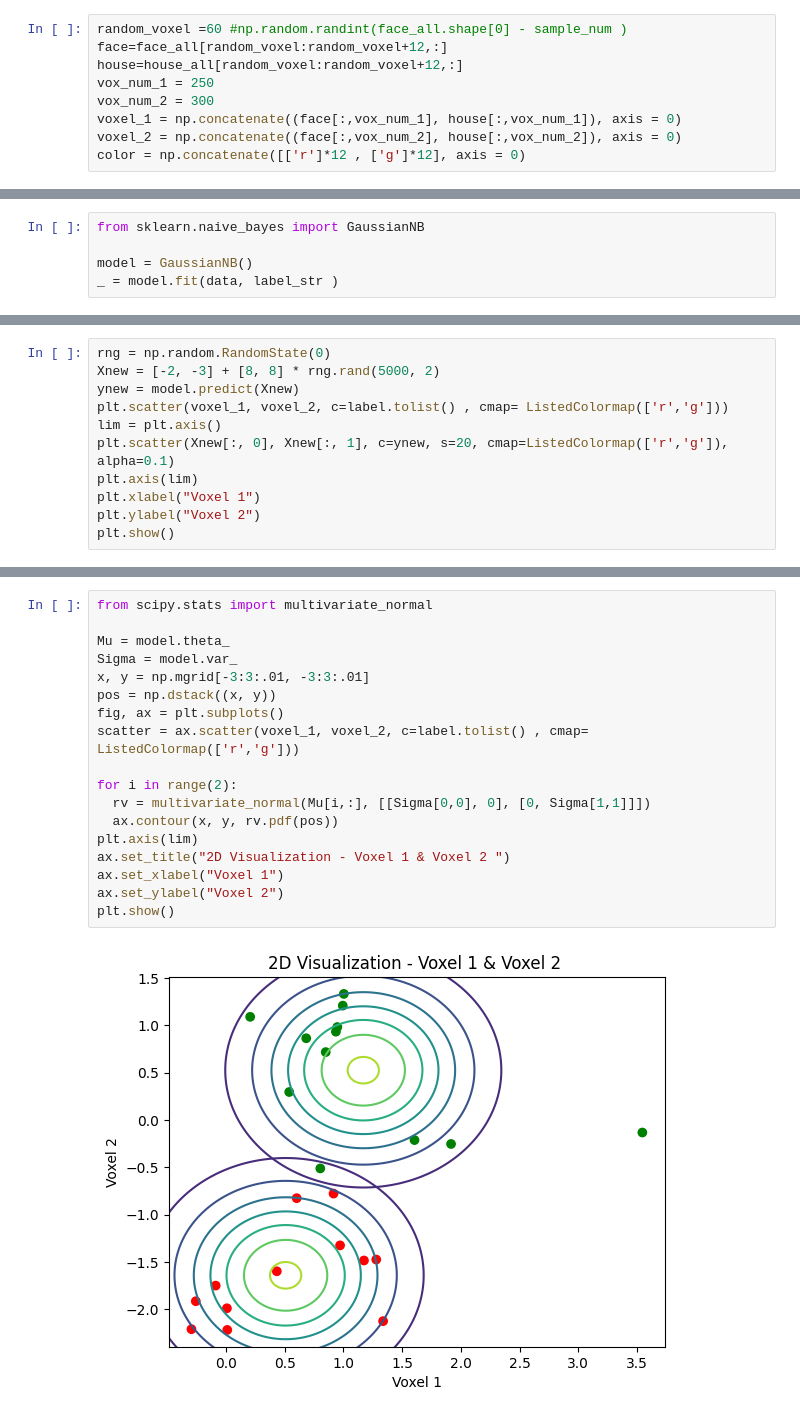
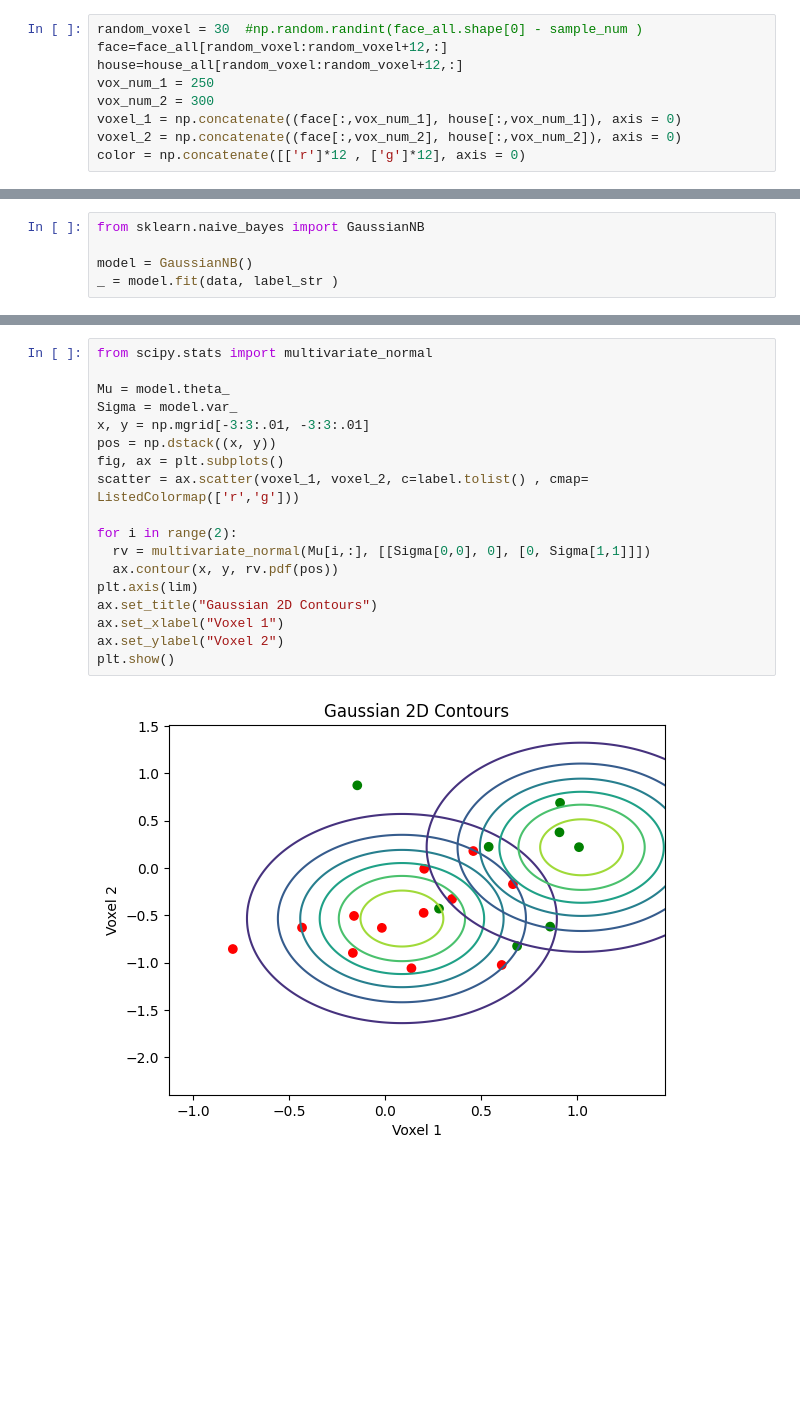
Before and after one commit to eyalhizmi/Machine-learning-methods-for-fMRI-signal-analysis, a Jupyter notebook: tutorials/naiveBayes.ipynb, the cells around one changed output, grey strips where cells are left out. Cells and saved outputs as stored; diff of their text form; blank space fills up the shorter version.

```diff
--- a/tutorials/naiveBayes.ipynb
+++ b/tutorials/naiveBayes.ipynb
@@ -89,7 +89,7 @@ label_str = np.concatenate([['face']*sample_num , ['house']*sample_num], axis =
 # %%
 from matplotlib.colors import ListedColormap
 # %%
-random_voxel =60 #np.random.randint(face_all.shape[0] - sample_num )
+random_voxel = 30  #np.random.randint(face_all.shape[0] - sample_num )
 face=face_all[random_voxel:random_voxel+12,:]
 house=house_all[random_voxel:random_voxel+12,:]
 vox_num_1 = 250
@@ -167,11 +166,0 @@ House Probabilty :0.702
-# %%
-rng = np.random.RandomState(0)
-Xnew = [-2, -3] + [8, 8] * rng.rand(5000, 2)
-ynew = model.predict(Xnew)
-plt.scatter(voxel_1, voxel_2, c=label.tolist() , cmap= ListedColormap(['r','g']))
-lim = plt.axis()
-plt.scatter(Xnew[:, 0], Xnew[:, 1], c=ynew, s=20, cmap=ListedColormap(['r','g']), alpha=0.1)
-plt.axis(lim)
-plt.xlabel("Voxel 1")
-plt.ylabel("Voxel 2")
-plt.show()
@@ -180,20 +167,20 @@ plt.show()
 # %%
 from scipy.stats import multivariate_normal
 
 Mu = model.theta_
 Sigma = model.var_
 x, y = np.mgrid[-3:3:.01, -3:3:.01]
 pos = np.dstack((x, y))
 fig, ax = plt.subplots()
 scatter = ax.scatter(voxel_1, voxel_2, c=label.tolist() , cmap= ListedColormap(['r','g']))
 
 for i in range(2):
   rv = multivariate_normal(Mu[i,:], [[Sigma[0,0], 0], [0, Sigma[1,1]]])
   ax.contour(x, y, rv.pdf(pos))
 plt.axis(lim)
-ax.set_title("2D Visualization - Voxel 1 & Voxel 2 ")
+ax.set_title("Gaussian 2D Contours")
 ax.set_xlabel("Voxel 1")
 ax.set_ylabel("Voxel 2")
 plt.show()
 # %% [output]
-[figure, old version]
+[figure, new version]
```
Also changed, not shown: parts of 9 cells of this notebook.
